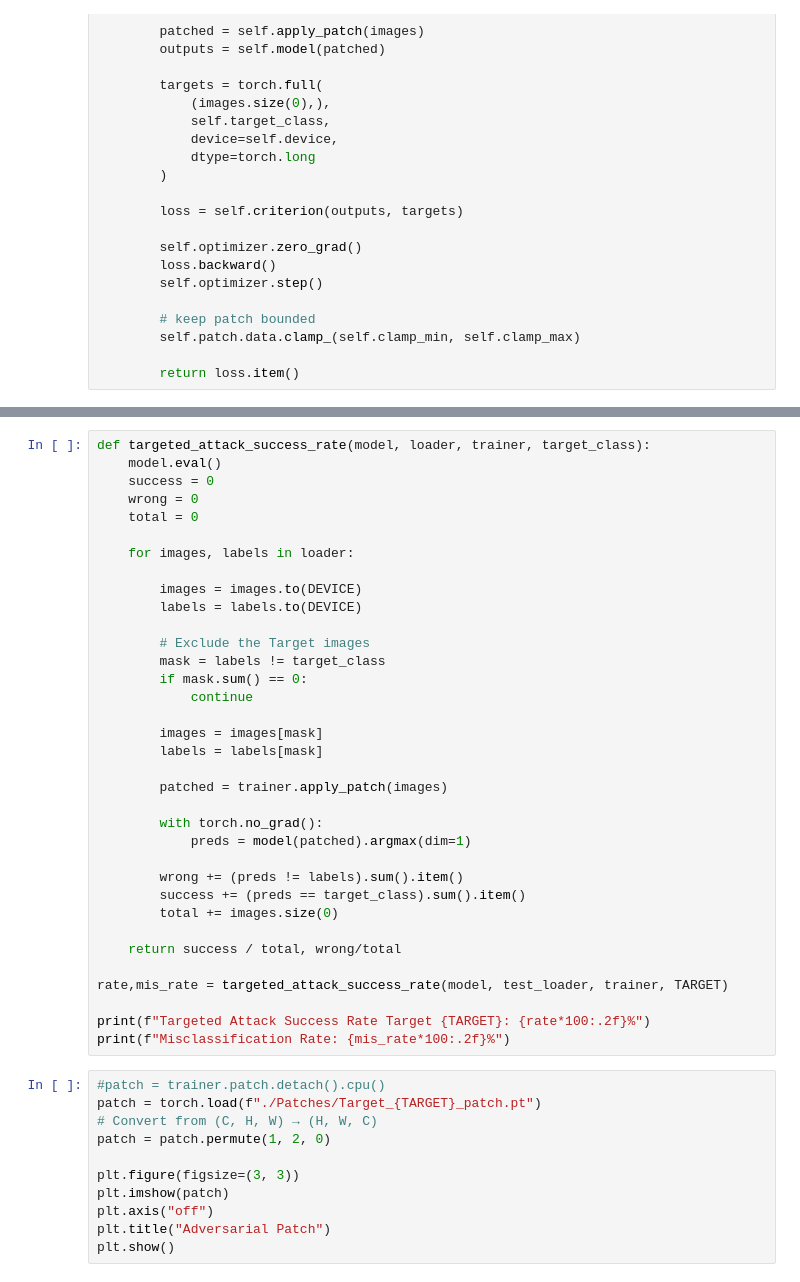
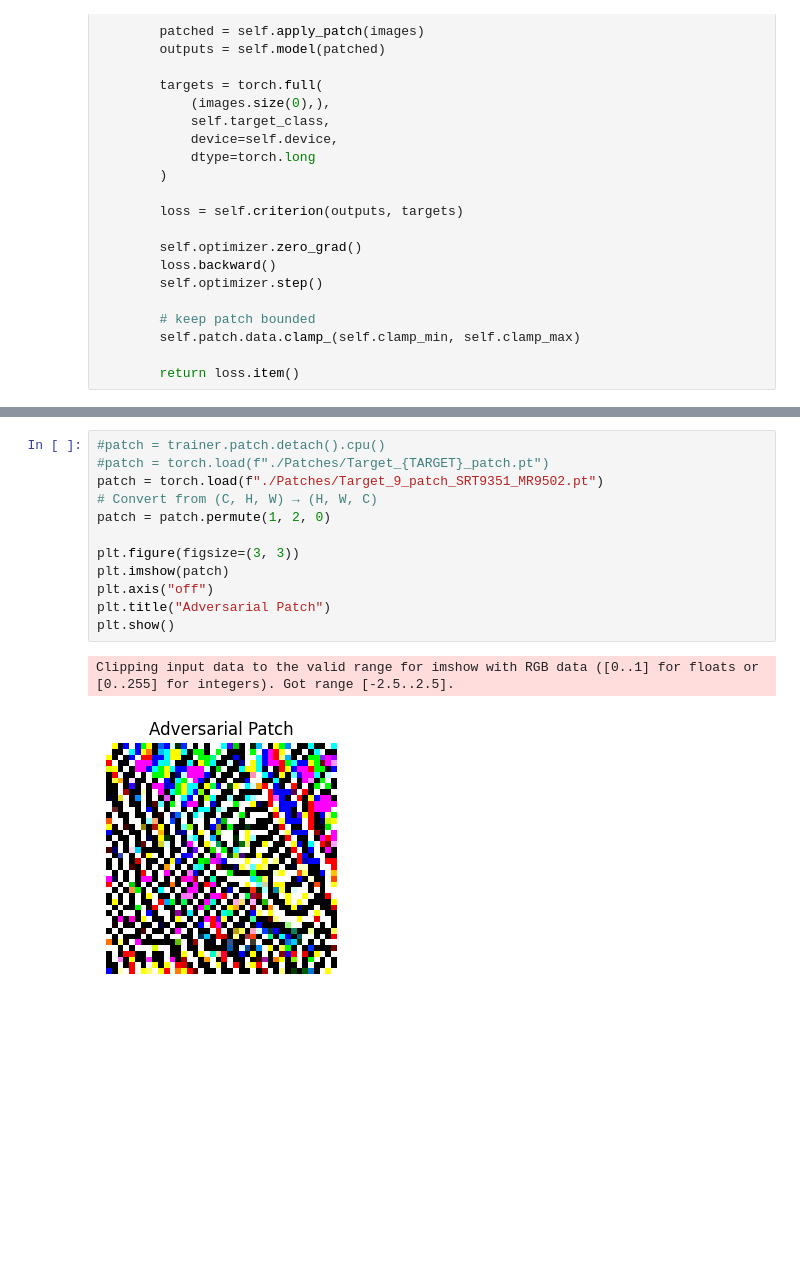
Before and after one commit to ConKits/Adversarial_Attacks, a Jupyter notebook: Attack_main.ipynb, the cells around one changed output, grey strips where cells are left out. Drawn from its saved outputs; the diff is of its cells as text; blank space fills up the shorter version.

```diff
--- a/Attack_main.ipynb
+++ b/Attack_main.ipynb
@@ -236,46 +245,15 @@ torch.save(trainer.patch.detach().cpu(), f"./Patches/Target_{TARGET}_patch.pt")
-# %%
-def targeted_attack_success_rate(model, loader, trainer, target_class):
-    model.eval()
-    success = 0
-    wrong = 0
-    total = 0
-
-    for images, labels in loader:
-
-        images = images.to(DEVICE)
-        labels = labels.to(DEVICE)
-
-        # Exclude the Target images
-        mask = labels != target_class
-        if mask.sum() == 0:
-            continue
-
-        images = images[mask]
-        labels = labels[mask]
-
-        patched = trainer.apply_patch(images)
-
-        with torch.no_grad():
-            preds = model(patched).argmax(dim=1)
-
-        wrong += (preds != labels).sum().item()
-        success += (preds == target_class).sum().item()
-        total += images.size(0)
-
-    return success / total, wrong/total
-
-rate,mis_rate = targeted_attack_success_rate(model, test_loader, trainer, TARGET)
-
-print(f"Targeted Attack Success Rate Target {TARGET}: {rate*100:.2f}%")
-print(f"Misclassification Rate: {mis_rate*100:.2f}%")
 # %%
 #patch = trainer.patch.detach().cpu()
-patch = torch.load(f"./Patches/Target_{TARGET}_patch.pt")
+#patch = torch.load(f"./Patches/Target_{TARGET}_patch.pt")
+patch = torch.load(f"./Patches/Target_9_patch_SRT9351_MR9502.pt")
 # Convert from (C, H, W) → (H, W, C)
 patch = patch.permute(1, 2, 0)
 
 plt.figure(figsize=(3, 3))
 plt.imshow(patch)
 plt.axis("off")
 plt.title("Adversarial Patch")
 plt.show()
+# %% [output]
+Clipping input data to the valid range for imshow with RGB data ([0..1] for floats or [0..255] for integers). Got range [-2.5..2.5].
+[figure, added]
```
Also changed, not shown: parts of 6 cells of this notebook, 2 other files.
